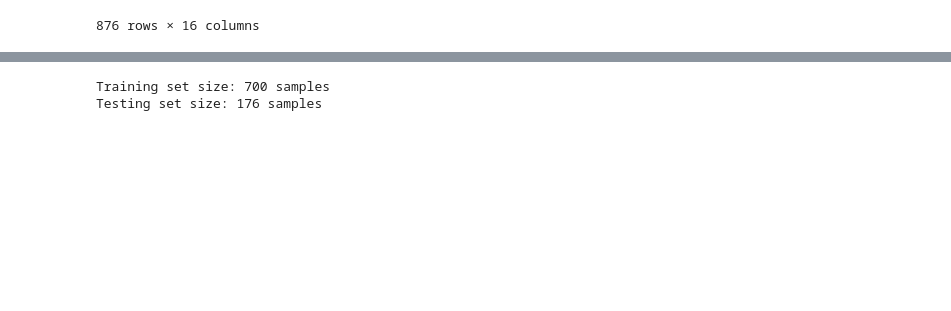
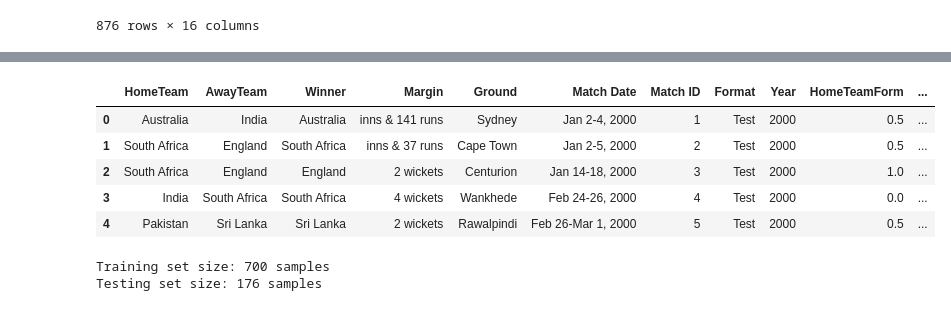
Before and after one commit to TheFishStillSmiles/cricket_ML_internship, a Jupyter notebook: test_cricket_log_regression_prediction.ipynb, the cells around one changed output, grey strips where cells are left out. Drawn from its saved outputs; the diff is of its cells as text; code cells hidden in the pictures; blank space fills up the shorter version.

```diff
--- a/test_cricket_log_regression_prediction.ipynb
+++ b/test_cricket_log_regression_prediction.ipynb
@@ -328,0 +431,14 @@ y = test_data['HomeTeamWin']
+# %%
+#Create Interaction Features to add complexity
+test_data['elo_diff_x_home_form'] = test_data['elo_difference'] * test_data['HomeTeamForm']
+test_data['elo_diff_x_away_form'] = test_data['elo_difference'] * test_data['AwayTeamForm']
+test_data['home_form_x_away_form'] = test_data['HomeTeamForm'] * test_data['AwayTeamForm']
+
+test_data.head()
+# %% [output]
+|  | HomeTeam | AwayTeam | Winner | Margin | Ground | Match Date | Match ID | Format | Year | HomeTeamForm | ... |
+| 0 | Australia | India | Australia | inns & 141 runs | Sydney | Jan 2-4, 2000 | 1 | Test | 2000 | 0.5 | ... |
+| 1 | South Africa | England | South Africa | inns & 37 runs | Cape Town | Jan 2-5, 2000 | 2 | Test | 2000 | 0.5 | ... |
+| 2 | South Africa | England | England | 2 wickets | Centurion | Jan 14-18, 2000 | 3 | Test | 2000 | 1.0 | ... |
+| 3 | India | South Africa | South Africa | 4 wickets | Wankhede | Feb 24-26, 2000 | 4 | Test | 2000 | 0.0 | ... |
+| 4 | Pakistan | Sri Lanka | Sri Lanka | 2 wickets | Rawalpindi | Feb 26-Mar 1, 2000 | 5 | Test | 2000 | 0.5 | ... |
```
Also changed, not shown: parts of 27 cells of this notebook.
